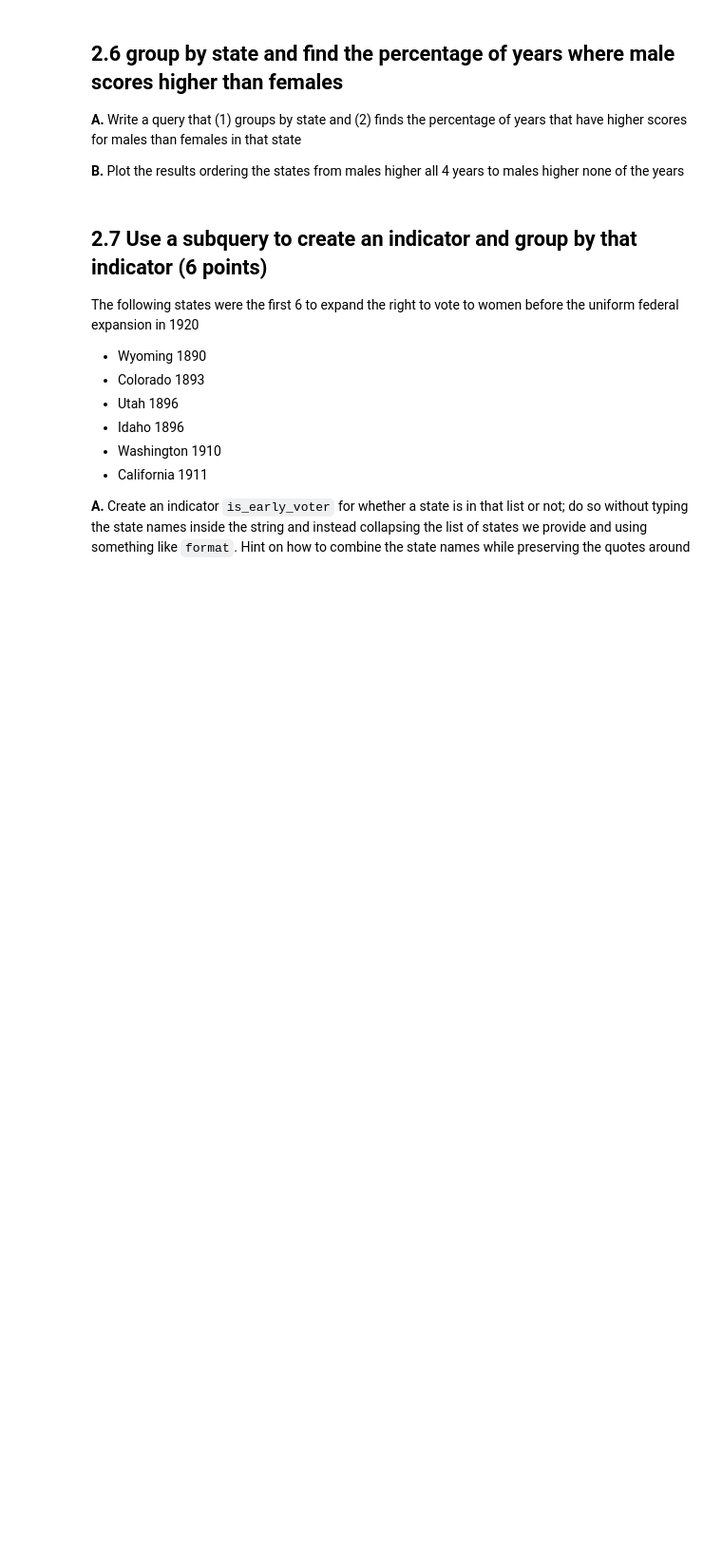
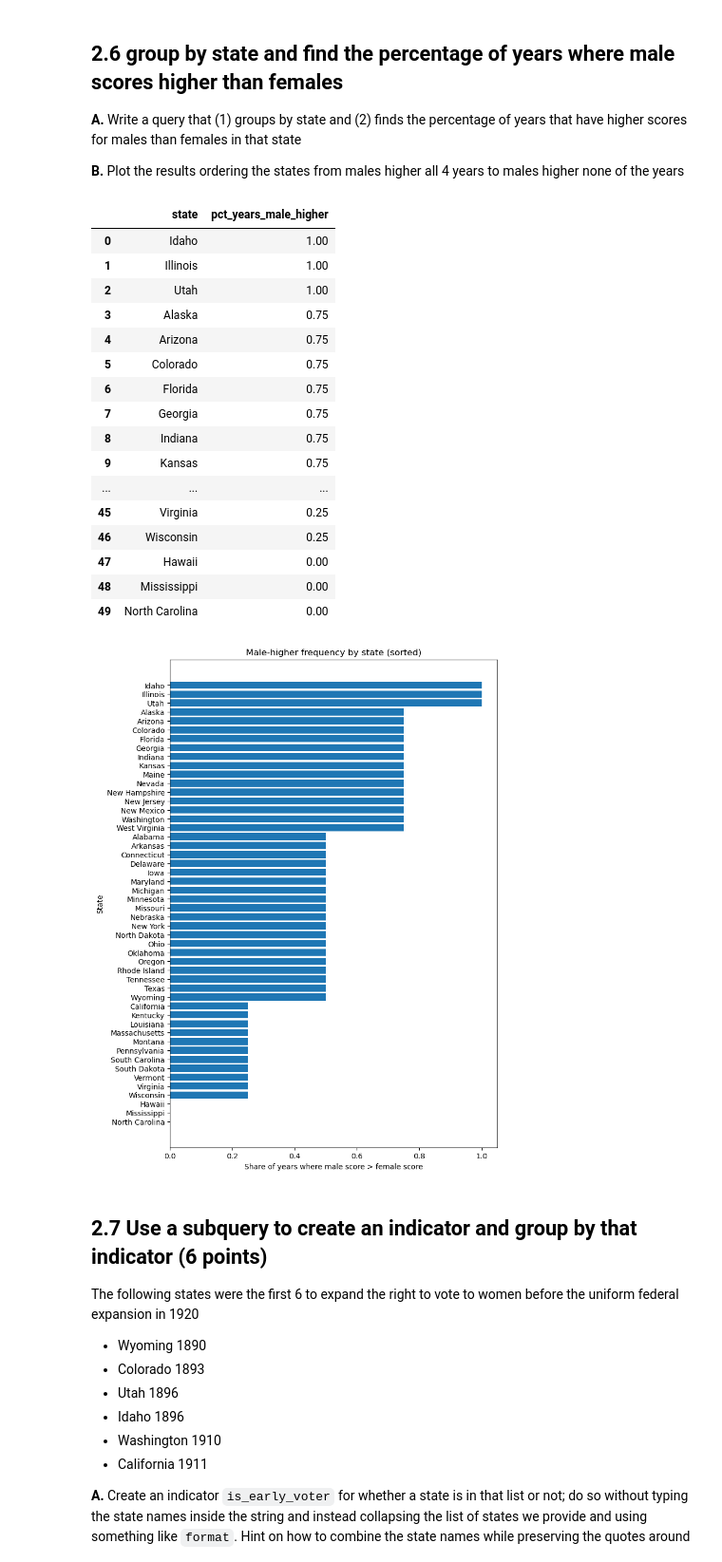
Before and after one commit to jchou27/qss20, a Jupyter notebook: problemsets/pset5/pset5_F006VHC.ipynb, the cells around one changed output. Shown at 95% size. Saved outputs shown, nothing was run; the diff lists cells and outputs as text; code cells hidden in the pictures; blank space fills up the shorter version.

```diff
--- a/problemsets/pset5/pset5_F006VHC.ipynb
+++ b/problemsets/pset5/pset5_F006VHC.ipynb
@@ -272,3 +270,13 @@ creds = load_creds("PATH TO YOUR CREDS FILE")
+# %%
+creds = load_creds("pset5_db_cred.yaml")
+
+cnx = mysql.connector.connect(
+    host=creds["practice_database"]["host"],
+    user=creds["practice_database"]["user"],
+    password=creds["practice_database"]["password"],
+    database=creds["practice_database"]["database"],
+    port=creds["practice_database"].get("port", 3306)
+)
 # %% [markdown]
 ## 2.2 Run a query to select all columns and the first 5 rows of the math_gencompare database to explore structure (2 points)
 
@@ -310,3 +380,44 @@ Read in the results, print the head, and find the mean across all rows (the perc
+# %%
+# your code here
+q = """
+SELECT state,
+    AVG(CASE WHEN male > female THEN 1 ELSE 0 END) AS pct_years_male_higher
+FROM math_gencompare
+GROUP BY state
+ORDER BY pct_years_male_higher DESC, state;
+"""
+
+by_state = pd.read_sql_query(q, cnx)
+by_state
+
+plot_by_state = by_state.sort_values("pct_years_male_higher", ascending=False)
+
+_ = plt.figure(figsize=(8,12))
+_ = plt.barh(plot_by_state["state"], plot_by_state["pct_years_male_higher"])
+_ = plt.xlabel("Share of years where male score > female score")
+_ = plt.ylabel("State")
+_ = plt.title("Male-higher frequency by state (sorted)")
+_ = plt.gca().invert_yaxis()
+plt.show()
+# %% [output]
+|  | state | pct_years_male_higher |
+| 0 | Idaho | 1.00 |
+| 1 | Illinois | 1.00 |
+| 2 | Utah | 1.00 |
+| 3 | Alaska | 0.75 |
+| 4 | Arizona | 0.75 |
+| 5 | Colorado | 0.75 |
+| 6 | Florida | 0.75 |
+| 7 | Georgia | 0.75 |
+| 8 | Indiana | 0.75 |
+| 9 | Kansas | 0.75 |
+| ... | ... | ... |
+| 45 | Virginia | 0.25 |
+| 46 | Wisconsin | 0.25 |
+| 47 | Hawaii | 0.00 |
+| 48 | Mississippi | 0.00 |
+| 49 | North Carolina | 0.00 |
+[figure, added]
 # %% [markdown]
 ## 2.7 Use a subquery to create an indicator and group by that indicator (6 points)
 
```
Also changed, not shown: parts of 15 cells of this notebook, 1 other file.
